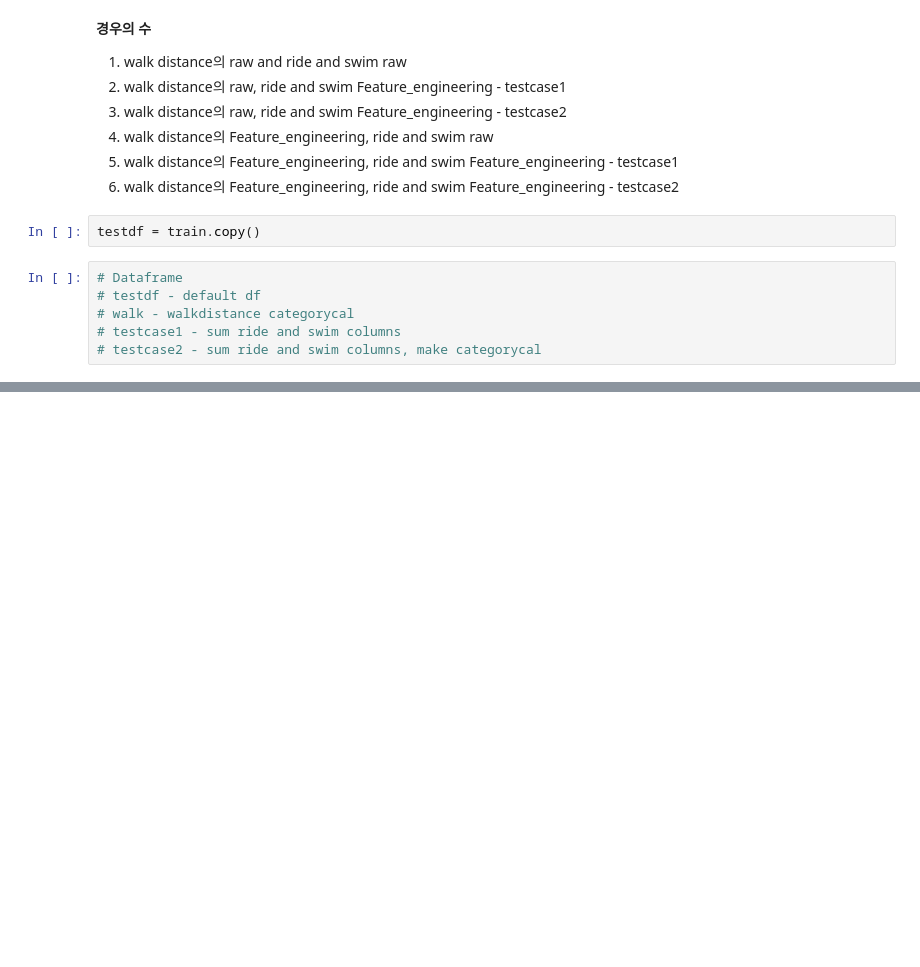
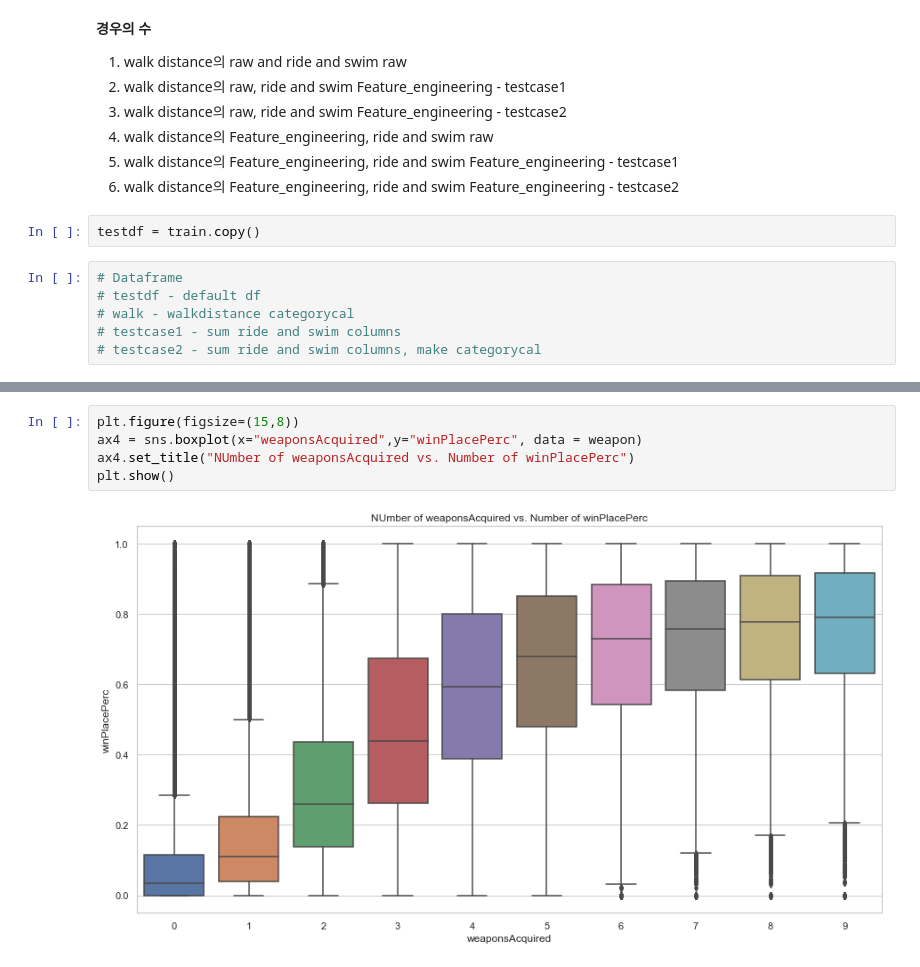
Before and after one commit to HalfMoon1008/PUBG_ML_Project, a Jupyter notebook: 2nModeling_PUBG.ipynb, the cells around one changed output, grey strips where cells are left out. Cells and saved outputs as stored; diff of their text form; blank space fills up the shorter version.

```diff
--- a/2nModeling_PUBG.ipynb
+++ b/2nModeling_PUBG.ipynb
@@ -566,0 +628,7 @@ testdf = train.copy()
+# %%
+plt.figure(figsize=(15,8))
+ax4 = sns.boxplot(x="weaponsAcquired",y="winPlacePerc", data = weapon)
+ax4.set_title("NUmber of weaponsAcquired vs. Number of winPlacePerc")
+plt.show()
+# %% [output]
+[figure, added]
```
Also changed, not shown: parts of 15 cells of this notebook, 1 other file.
